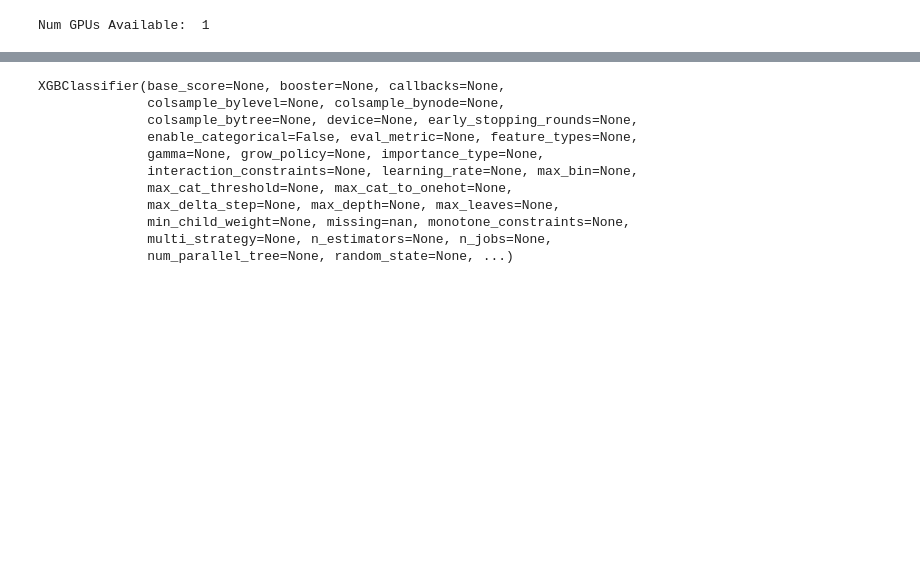
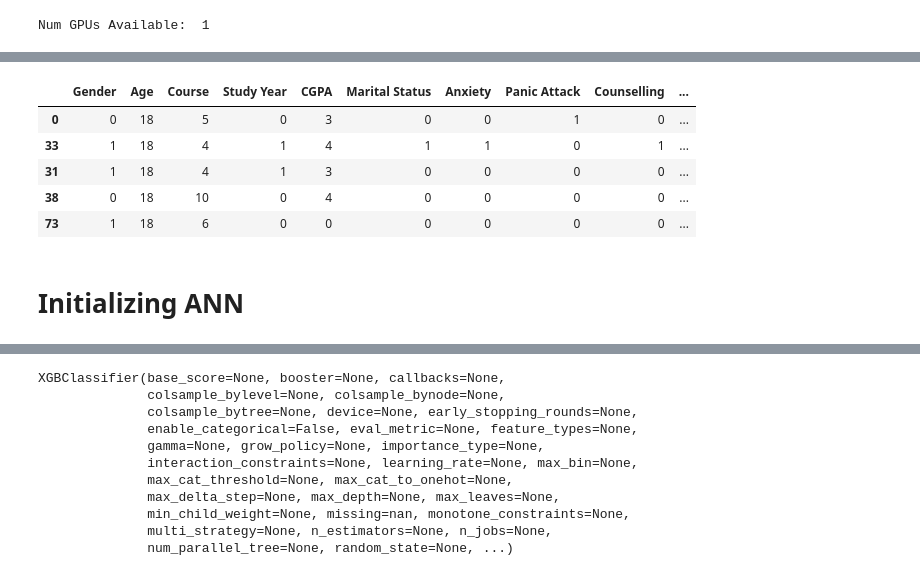
Before and after one commit to Saifix/Mental-Health---Deep-Learning, a Jupyter notebook: Main.ipynb, the cells around one changed output, grey strips where cells are left out. Saved outputs shown, nothing was run; the diff lists cells and outputs as text; code cells hidden in the pictures; blank space fills up the shorter version.

```diff
--- a/Main.ipynb
+++ b/Main.ipynb
@@ -404,3 +413,16 @@ Num GPUs Available:  1
+# %%
+column_to_move = 'Depression'
+
+# Move the specified column to the end
+dataset = dataset[[col for col in dataset.columns if col != column_to_move] + [column_to_move]]
+dataset.head()
+# %% [output]
+|  | Gender | Age | Course | Study Year | CGPA | Marital Status | Anxiety | Panic Attack | Counselling | ... |
+| 0 | 0 | 18 | 5 | 0 | 3 | 0 | 0 | 1 | 0 | ... |
+| 33 | 1 | 18 | 4 | 1 | 4 | 1 | 1 | 0 | 1 | ... |
+| 31 | 1 | 18 | 4 | 1 | 3 | 0 | 0 | 0 | 0 | ... |
+| 38 | 0 | 18 | 10 | 0 | 4 | 0 | 0 | 0 | 0 | ... |
+| 73 | 1 | 18 | 6 | 0 | 0 | 0 | 0 | 0 | 0 | ... |
 # %%
 X = dataset.iloc[:, :-1].values
 y = dataset.iloc[:, -1].values
@@ -410,0 +438,2 @@ X_train, X_test, y_train, y_test = train_test_split(
+# %% [markdown]
+# Initializing ANN
```
Also changed, not shown: parts of 14 cells of this notebook.
